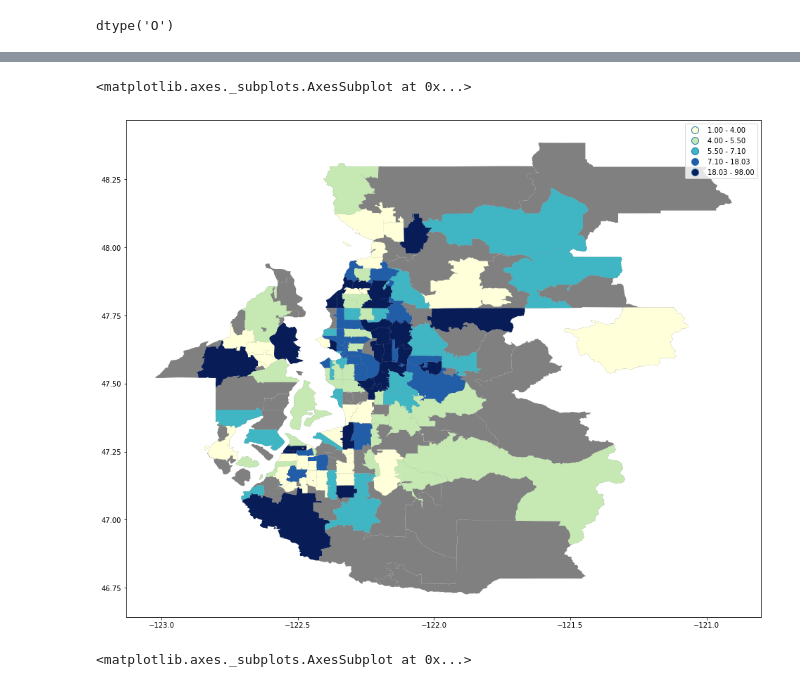
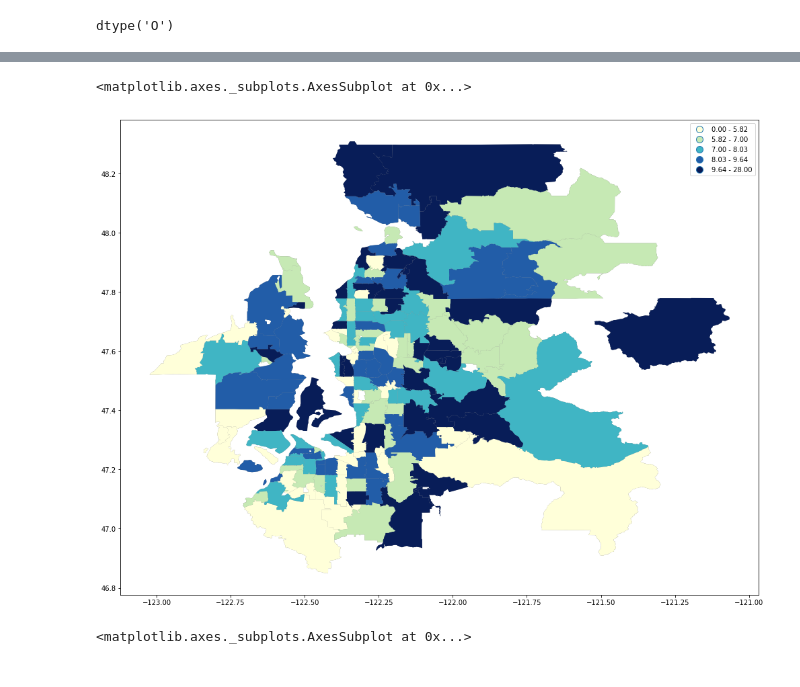
Before and after one commit to geeoffgoond/PROJECT, a Jupyter notebook: psrchh2.ipynb, the cells around one changed output, grey strips where cells are left out. Drawn from its saved outputs; the diff is of its cells as text; code cells hidden in the pictures.

Commit message:
moved data in here

```diff
--- a/psrchh2.ipynb
+++ b/psrchh2.ipynb
@@ -116,7 +551,7 @@ numericColumns =["hhnumtrips", "hh_income_detailed", "res_factors_hhchange", "re
 aggregateBY=['h_zip']
 
 #'as_index = False' avoids that the column of zip codes becomes a row name:
-WA_hzip_psrchh=WASzip.groupby (aggregateBY, as_index = False)[numericColumns].mean()
+WA_hzip_psrchh=psrchh.groupby (aggregateBY, as_index = False)[numericColumns].mean()
 
 #see result:
 WA_hzip_psrchh.head()
@@ -135,7 +575,7 @@ compressedMap=os.path.join(folderData,'WaZipsMap.zip')
 import geopandas as gpd
 
 wazipMap = gpd.GeoDataFrame.from_file(compressedMap)
-#wazipMap1 = gpd.GeoDataFrame.from_file(compressedMap)
+wazipMap1 = gpd.GeoDataFrame.from_file(compressedMap)
 
 wazipMap1.head()
 # %% [output]
@@ -163,7 +598,0 @@ waStateZips=pd.read_excel(fileZips)
-# %%
-#set the counties we are interested in
-PugetSoundCounties = ["KING", "KITSAP", "PIERCE", "SNOHOMISH", "ISLANDS"] #can change
-PugetSoundZips = waStateZips[(waStateZips['County Name']).isin(PugetSoundCounties)] #creates a dataFrame of data from those counties
-#PugetSoundZips #see the dataFrame to verify (if we'd like)
-PugetSoundZips = PugetSoundZips.zip #set it to just a list of the zips
-PugetSoundZips
@@ -188,6 +599,6 @@ Name: zip, Length: 252, dtype: object
 # %%
 #wazipMap=wazipMap[(wazipMap.ZCTA5CE10 <=99403) & (wazipMap.ZCTA5CE10>=98001)] #restricts map just to waState
-wazipMap=wazipMap[(wazipMap.ZCTA5CE10.isin(PugetSoundZips))] #restricts map to just those counties we specified
+wazipMap=wazipMap[(wazipMap.ZCTA5CE10.isin(PugetSoundZips.h_zip))] #restricts map to just those counties we specified
 # %%
 #setting other map to int
 wazipMap1.ZCTA5CE10=wazipMap.ZCTA5CE10.astype(int) #creating second mpa
@@ -208,13 +619,13 @@ psrchhWAprevmap.plot(ax=base,column='res_factors_afford', cmap='YlGnBu', scheme=
 # %%
-%matplotlib inline
+#%matplotlib inline
 base = wazipMap.plot(color='grey',figsize=(20,13))
 
 #psrchhWAmap.plot(ax=base, color='pink')
-psrchhWAnewmap.plot(ax=base,column='hh_income_detailed', cmap='YlGnBu', scheme='Quantiles', k=5, legend=True) #household income
-#psrchhWAnewmap.plot(ax=base,column='hhnumtrips', cmap='YlGnBu', scheme='Quantiles', k=5, legend=True) #number of trips
+#psrchhWAnewmap.plot(ax=base,column='hh_income_detailed', cmap='YlGnBu', scheme='Quantiles', k=5, legend=True) #household income
+psrchhWAnewmap.plot(ax=base,column='hhnumtrips', cmap='YlGnBu', scheme='Quantiles', k=5, legend=True) #number of trips
 # %% [output]
 <matplotlib.axes._subplots.AxesSubplot at 0x...>
-[figure, old version]
+[figure, new version]
 # %%
 %matplotlib inline
 psrchhWAnewmap.plot(ax=base,column='hhnumtrips', cmap='YlGnBu', scheme='Quantiles', k=5, legend=True) #affordability
```
Also changed, not shown: parts of 47 cells of this notebook, 3 other files.
